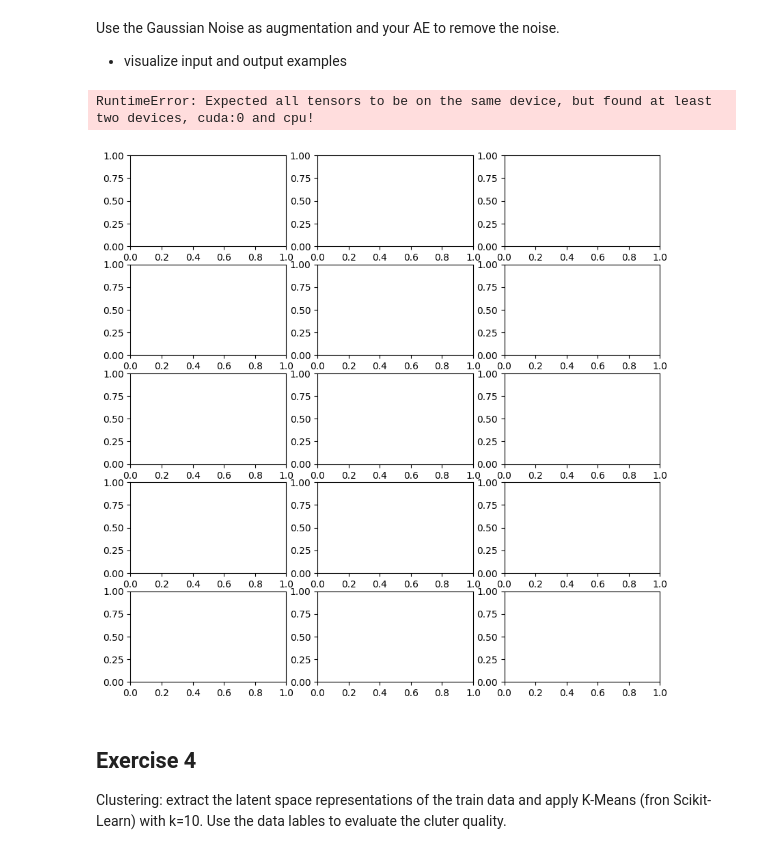
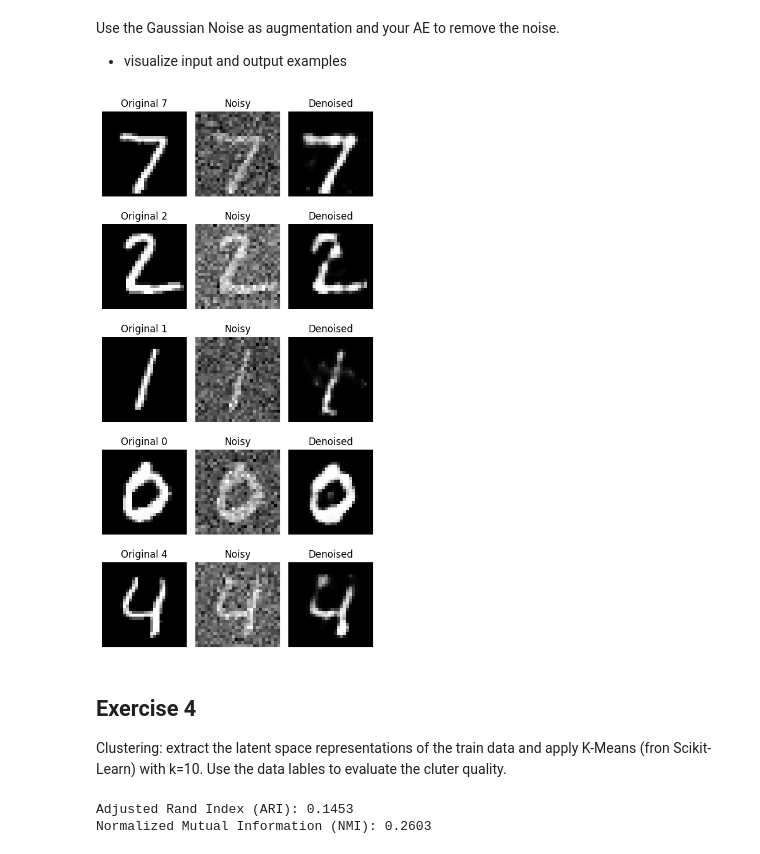
Before and after one commit to TheKerbecs/DeepLearning25, a Jupyter notebook: week_8/Assignment_AE_MNIST.ipynb, the cells around one changed output. Saved outputs shown, nothing was run; the diff lists cells and outputs as text; code cells hidden in the pictures.

```diff
--- a/week_8/Assignment_AE_MNIST.ipynb
+++ b/week_8/Assignment_AE_MNIST.ipynb
@@ -172,47 +169,73 @@ class AddGaussianNoise(object):
     def __repr__(self):
         return self.__class__.__name__ + '(mean={0}, std={1})'.format(self.mean, self.std)
 # %%
-# Apply Gaussian noise
-noise_transform = AddGaussianNoise(mean=0., std=0.5)
-
-# Get a few sample images from the test set
-num_examples_to_show = 5
-fig, axes = plt.subplots(num_examples_to_show, 3, figsize=(10, 10))
+noise = AddGaussianNoise(mean=0., std=0.3)
+num = 5
+fig, axes = plt.subplots(num, 3, figsize=(5, 10))
 
 with torch.no_grad():
-    for i in range(num_examples_to_show):
-        original_image, _ = test[i]
+    for i in range(num):
+        original_image, y = test[i]
         original_image = original_image.unsqueeze(0).to(device)
-
-        # Add noise
-        noisy_image = noise_transform(original_image)
-
-        # Denoise using the autoencoder
+        noisy_image = noise(original_image)
         denoised_image = model(noisy_image)
 
-        # Move images back to CPU for visualization
         original_image = original_image.squeeze().cpu().numpy()
         noisy_image = noisy_image.squeeze().cpu().numpy()
         denoised_image = denoised_image.squeeze().cpu().numpy()
 
-        # Visualize
         axes[i, 0].imshow(original_image.reshape((28, 28)), cmap='gray')
-        axes[i, 0].set_title("Original")
+        axes[i, 0].set_title("Original " + str(y))
         axes[i, 0].axis('off')
 
         axes[i, 1].imshow(noisy_image.reshape((28, 28)), cmap='gray')
         axes[i, 1].set_title("Noisy")
         axes[i, 1].axis('off')
 
         axes[i, 2].imshow(denoised_image.reshape((28, 28)), cmap='gray')
         axes[i, 2].set_title("Denoised")
         axes[i, 2].axis('off')
 
 plt.tight_layout()
 plt.show()
 # %% [output]
-RuntimeError: Expected all tensors to be on the same device, but found at least two devices, cuda:0 and cpu!
-[figure, old version]
+[figure, new version]
 # %% [markdown]
 ## Exercise 4
 Clustering: extract the latent space representations of the train data and apply K-Means (fron Scikit-Learn) with k=10. Use the data lables to evaluate the cluter quality.
+# %%
+import numpy as np
+from sklearn.cluster import KMeans
+from sklearn.metrics import adjusted_rand_score, normalized_mutual_info_score
+
+model.eval()
+latent_vectors = []
+labels = []
+
+# Extract latent vectors from the training set
+# Just the encoder part of the model (latent vector)
+with torch.no_grad():
+    for data in train_loader:
+        images, targets = data
+        images = images.to(device)
+        # Flatten and encode
+        encoded = model.encoder(images.view(images.size(0), -1))
+        latent_vectors.append(encoded.cpu().numpy())
+        labels.append(targets.numpy())
+
+latent_vectors = np.concatenate(latent_vectors, axis=0)
+labels = np.concatenate(labels, axis=0)
+
+# Apply K-Means clustering
+kmeans = KMeans(n_clusters=10, random_state=42)
+cluster_assignments = kmeans.fit_predict(latent_vectors)
+
+# Evaluate clustering quality
+ari = adjusted_rand_score(labels, cluster_assignments)
+nmi = normalized_mutual_info_score(labels, cluster_assignments)
+
+print(f"Adjusted Rand Index (ARI): {ari:.4f}")
+print(f"Normalized Mutual Information (NMI): {nmi:.4f}")
+# %% [output]
+Adjusted Rand Index (ARI): 0.1453
+Normalized Mutual Information (NMI): 0.2603
```
Also changed, not shown: parts of 3 cells of this notebook.
